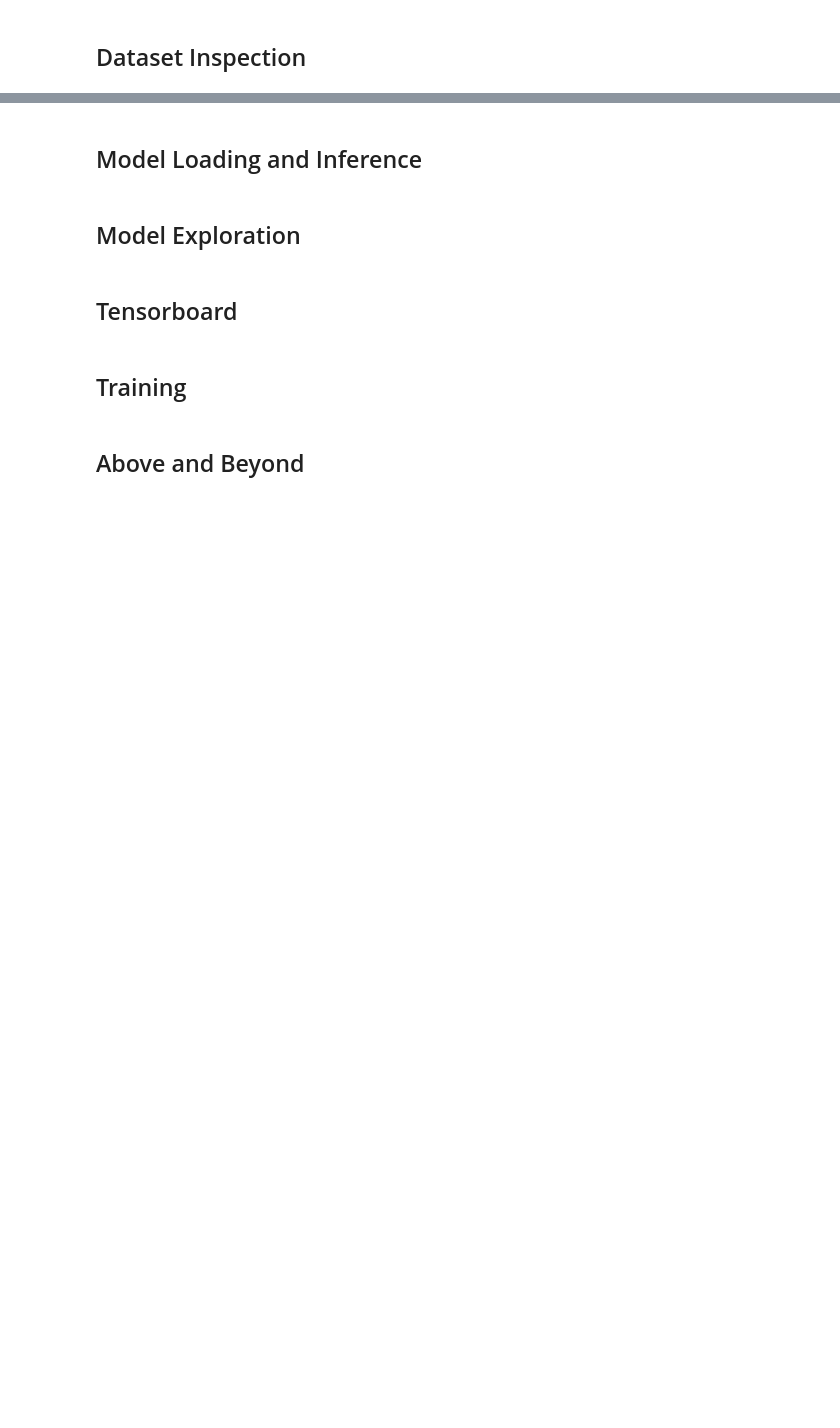
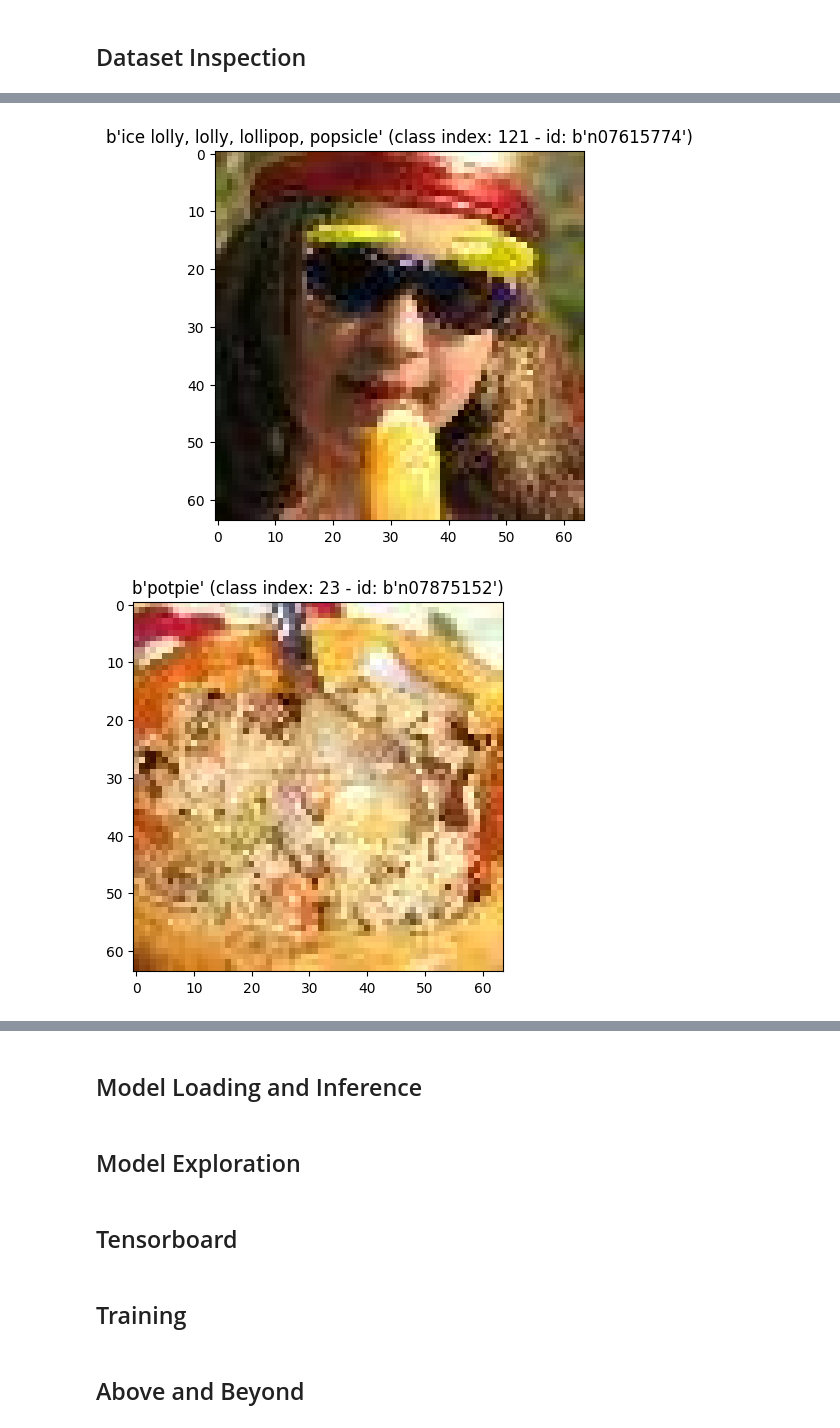
Before and after one commit to devjwk/cpre487lab1, a Jupyter notebook: CprE_487_587_Lab1_Template.ipynb, the cells around one changed output, grey strips where cells are left out. Saved outputs shown, nothing was run; the diff lists cells and outputs as text; code cells hidden in the pictures; blank space fills up the shorter version.

Commit message:
3.3: run dataset inspection with fixed sample images

```diff
--- a/CprE_487_587_Lab1_Template.ipynb
+++ b/CprE_487_587_Lab1_Template.ipynb
@@ -128,7 +158,7 @@ tfds.show_examples(ds_val, ds_info, rows=3, cols=3)
 
 # Sample Images
 sample_imgs = []
-for index, img_data in enumerate(ds_val.take(3)):
+for index, img_data in enumerate(ds["validation"].take(3)):
     sample_imgs.append(img_data)
     image, label, id, label_name = img_data["image"], img_data["label"], img_data["id"], img_data["metadata"]['label_name']
 
@@ -137,6 +167,7 @@ for index, img_data in enumerate(ds_val.take(3)):
     # See example usage: https://github.com/duweisu/tiny-imagenet-tfds
     img_info(img_data)
     print(f'Image id: {id.numpy().decode()}')
-    print(f'Storage data type: {image.dtype}')
+    print(f'Storage data type: {image.dtype.name}')
     print(f'Dimensions (H, W, C): {tuple(image.shape)}')
     print(f'Memory required: {image.numpy().nbytes} bytes')
+# %% [output]
@@ -142,0 +196,2 @@ for index, img_data in enumerate(ds_val.take(3)):
+[figure, added]
+[figure, added]
```
Also changed, not shown: parts of 5 cells of this notebook.
